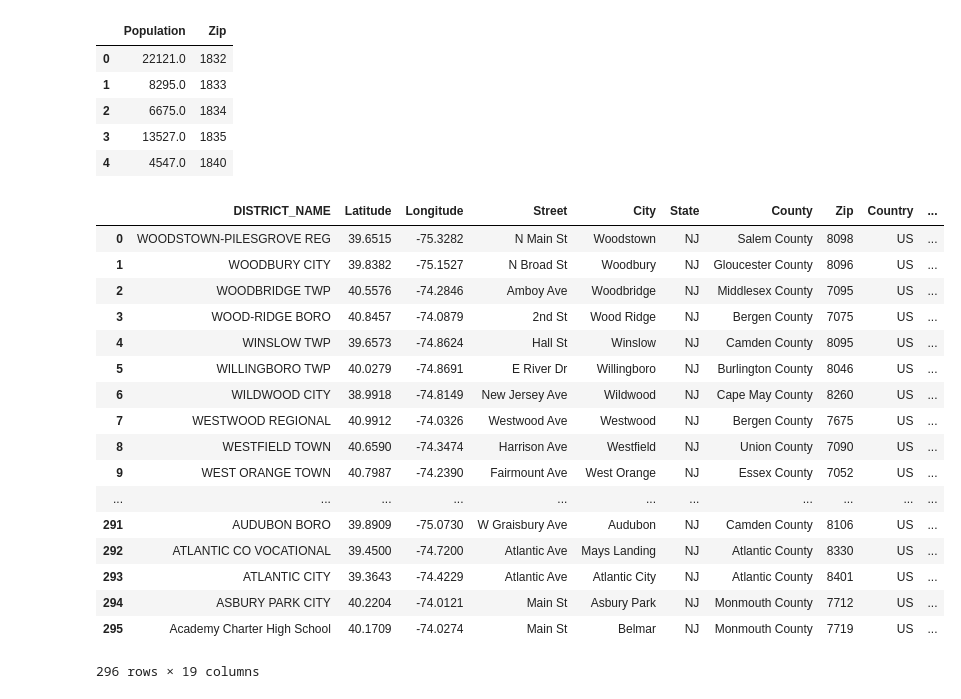
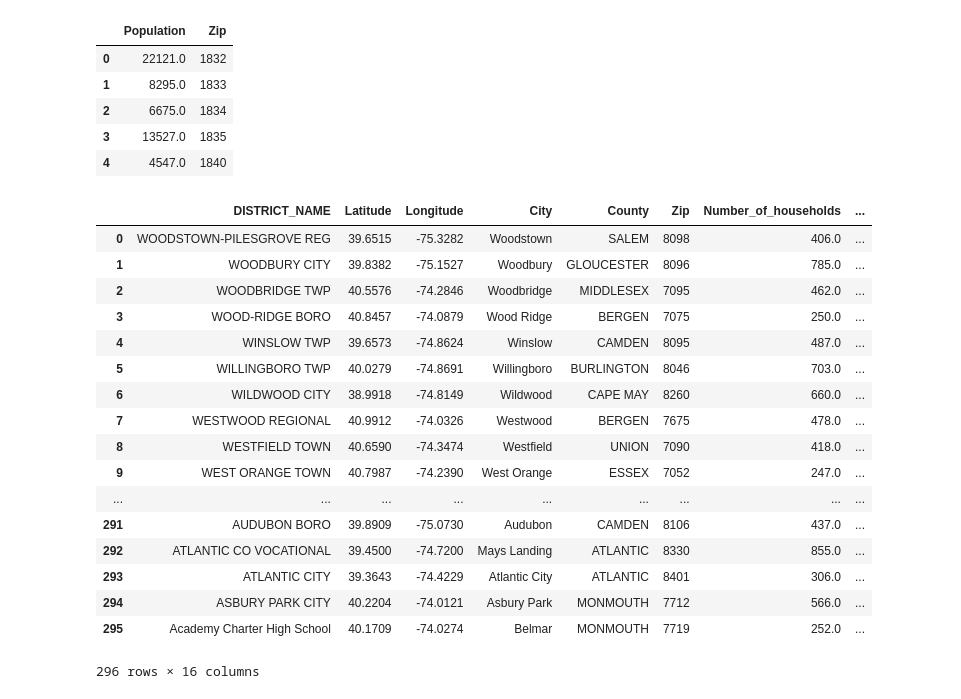
Before and after one commit to ramsun/nj-education, a Jupyter notebook: final_project.ipynb, the cells around one changed output. Drawn from its saved outputs; the diff is of its cells as text; code cells hidden in the pictures.

Commit message:
fixed merging issue that created duplicate data

```diff
--- a/final_project.ipynb
+++ b/final_project.ipynb
@@ -120,7 +125,7 @@ for (file, year) in zip(budget_list, years):
     grad_label = pd.read_csv(data)
     df_label = pd.DataFrame(grad_label)
     df_label = df_label.filter(['YEAR','COUNTY_NAME', 'DISTRICT_NAME','TOTAL'])
-    df_label = df_label.rename(index=str, columns={"TOTAL": "TOTAL_BUDGET"})
+    df_label = df_label.rename(index=str, columns={"TOTAL": "DISTRICT_BUDGET"})
 #     df["a"] = pd.to_numeric(df["a"])
 #     df_label["YEAR"] = pd.to_numeric(df_label["YEAR"])
     df_budget.append(df_label)
@@ -129,5 +134,12 @@ frame_budget = pd.concat(df_budget, axis=0, ignore_index=True)
 frame_budget['YEAR']=frame_budget['YEAR'].astype(int)
 
 frame_budget = frame_budget.sort_values(by=['YEAR'])
-frame_budget.head()
+
+budget_df = pd.merge(frame_budget,
+                frame,
+                how='inner',
+                on=['YEAR', 'COUNTY_NAME', 'DISTRICT_NAME'])
+
+budget_df
+#print(len(frame_budget))
 # %% [output]
@@ -153,0 +166,22 @@ census_df.head()
+# %%
+census_data = './data/citylocs_geocodio.csv'
+census_data = pd.read_csv(census_data)
+census_df = pd.DataFrame(census_data)
+census_df.columns = census_df.columns.str.replace(" ", "_")
+
+#Drop columns not required
+census_df = census_df.drop(columns=['Street', 'Country', 'State'])
+
+#Extract all the counties to be filtered from original dataset for census
+lstCounty = budget_df["COUNTY_NAME"].str.strip().tolist()
+lstUniqueCounty = pd.unique(lstCounty)
+
+#converting census data to match frame county
+census_df['County'] = census_df['County'].str.upper()
+census_df['County'] = census_df['County'].str.replace('COUNTY','').str.strip()
+
+#Filter only relevant data
+census_filtered_df = census_df[census_df['County'].isin(lstUniqueCounty)]
+
+
+census_filtered_df.head()
@@ -165,28 +207,28 @@ population_df.head()
 | 3 | 13527.0 | 1835 |
 | 4 | 4547.0 | 1840 |
 # %%
-result_df = pd.merge(census_df,
+#Merging population with regional census data
+pop_census_df = pd.merge(census_filtered_df,
                 population_df,
                 how='left',
-                on='Zip'
-                )
-result_df
+                on='Zip')
+pop_census_df
 # %% [output]
-|  | DISTRICT_NAME | Latitude | Longitude | Street | City | State | County | Zip | Country | ... |
-| 0 | WOODSTOWN-PILESGROVE REG | 39.6515 | -75.3282 | N Main St | Woodstown | NJ | Salem County | 8098 | US | ... |
-| 1 | WOODBURY CITY | 39.8382 | -75.1527 | N Broad St | Woodbury | NJ | Gloucester County | 8096 | US | ... |
-| 2 | WOODBRIDGE TWP | 40.5576 | -74.2846 | Amboy Ave | Woodbridge | NJ | Middlesex County | 7095 | US | ... |
-| 3 | WOOD-RIDGE BORO | 40.8457 | -74.0879 | 2nd St | Wood Ridge | NJ | Bergen County | 7075 | US | ... |
-| 4 | WINSLOW TWP | 39.6573 | -74.8624 | Hall St | Winslow | NJ | Camden County | 8095 | US | ... |
-| 5 | WILLINGBORO TWP | 40.0279 | -74.8691 | E River Dr | Willingboro | NJ | Burlington County | 8046 | US | ... |
-| 6 | WILDWOOD CITY | 38.9918 | -74.8149 | New Jersey Ave | Wildwood | NJ | Cape May County | 8260 | US | ... |
-| 7 | WESTWOOD REGIONAL | 40.9912 | -74.0326 | Westwood Ave | Westwood | NJ | Bergen County | 7675 | US | ... |
-| 8 | WESTFIELD TOWN | 40.6590 | -74.3474 | Harrison Ave | Westfield | NJ | Union County | 7090 | US | ... |
-| 9 | WEST ORANGE TOWN | 40.7987 | -74.2390 | Fairmount Ave | West Orange | NJ | Essex County | 7052 | US | ... |
-| ... | ... | ... | ... | ... | ... | ... | ... | ... | ... | ... |
-| 291 | AUDUBON BORO | 39.8909 | -75.0730 | W Graisbury Ave | Audubon | NJ | Camden County | 8106 | US | ... |
-| 292 | ATLANTIC CO VOCATIONAL | 39.4500 | -74.7200 | Atlantic Ave | Mays Landing | NJ | Atlantic County | 8330 | US | ... |
-| 293 | ATLANTIC CITY | 39.3643 | -74.4229 | Atlantic Ave | Atlantic City | NJ | Atlantic County | 8401 | US | ... |
-| 294 | ASBURY PARK CITY | 40.2204 | -74.0121 | Main St | Asbury Park | NJ | Monmouth County | 7712 | US | ... |
-| 295 | Academy Charter High School | 40.1709 | -74.0274 | Main St | Belmar | NJ | Monmouth County | 7719 | US | ... |
+|  | DISTRICT_NAME | Latitude | Longitude | City | County | Zip | Number_of_households | ... |
+| 0 | WOODSTOWN-PILESGROVE REG | 39.6515 | -75.3282 | Woodstown | SALEM | 8098 | 406.0 | ... |
+| 1 | WOODBURY CITY | 39.8382 | -75.1527 | Woodbury | GLOUCESTER | 8096 | 785.0 | ... |
+| 2 | WOODBRIDGE TWP | 40.5576 | -74.2846 | Woodbridge | MIDDLESEX | 7095 | 462.0 | ... |
+| 3 | WOOD-RIDGE BORO | 40.8457 | -74.0879 | Wood Ridge | BERGEN | 7075 | 250.0 | ... |
+| 4 | WINSLOW TWP | 39.6573 | -74.8624 | Winslow | CAMDEN | 8095 | 487.0 | ... |
+| 5 | WILLINGBORO TWP | 40.0279 | -74.8691 | Willingboro | BURLINGTON | 8046 | 703.0 | ... |
+| 6 | WILDWOOD CITY | 38.9918 | -74.8149 | Wildwood | CAPE MAY | 8260 | 660.0 | ... |
+| 7 | WESTWOOD REGIONAL | 40.9912 | -74.0326 | Westwood | BERGEN | 7675 | 478.0 | ... |
+| 8 | WESTFIELD TOWN | 40.6590 | -74.3474 | Westfield | UNION | 7090 | 418.0 | ... |
+| 9 | WEST ORANGE TOWN | 40.7987 | -74.2390 | West Orange | ESSEX | 7052 | 247.0 | ... |
+| ... | ... | ... | ... | ... | ... | ... | ... | ... |
+| 291 | AUDUBON BORO | 39.8909 | -75.0730 | Audubon | CAMDEN | 8106 | 437.0 | ... |
+| 292 | ATLANTIC CO VOCATIONAL | 39.4500 | -74.7200 | Mays Landing | ATLANTIC | 8330 | 855.0 | ... |
+| 293 | ATLANTIC CITY | 39.3643 | -74.4229 | Atlantic City | ATLANTIC | 8401 | 306.0 | ... |
+| 294 | ASBURY PARK CITY | 40.2204 | -74.0121 | Asbury Park | MONMOUTH | 7712 | 566.0 | ... |
+| 295 | Academy Charter High School | 40.1709 | -74.0274 | Belmar | MONMOUTH | 7719 | 252.0 | ... |
-296 rows × 19 columns
+296 rows × 16 columns
```
Also changed, not shown: parts of 14 cells of this notebook.
